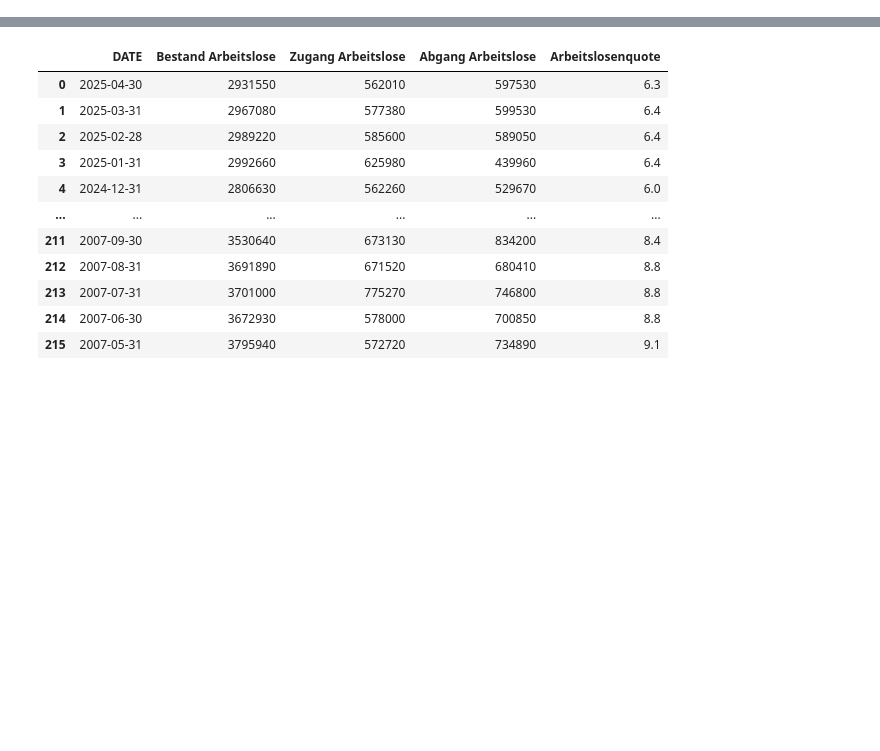
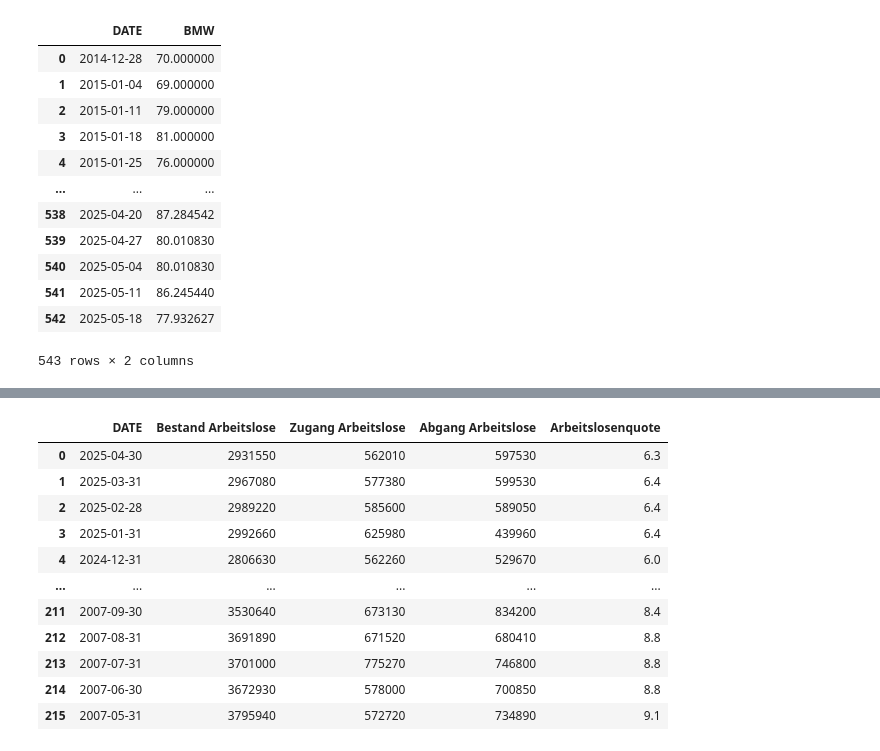
Before and after one commit to Philipp-Manhart/PA-II, a Jupyter notebook: code.ipynb, the cells around one changed output, grey strips where cells are left out. Cells and saved outputs as stored; diff of their text form; code cells hidden in the pictures; blank space fills up the shorter version.

```diff
--- a/code.ipynb
+++ b/code.ipynb
@@ -29,64 +29,75 @@ def merge_and_normalize_trends(dfs, col_name):
         result = pd.concat([result, next_df_norm[non_overlap]], ignore_index=True)
     # Sort by date
     result = result.sort_values("Woche").reset_index(drop=True)
     return result
 
+
 # Keyword: "Auto Finanzierung"
-gt_auto_finanzierung_1 = pd.read_csv('./original_data/gt_auto_finanzierung_1.csv')
-gt_auto_finanzierung_2 = pd.read_csv('./original_data/gt_auto_finanzierung_2.csv')
-gt_auto_finanzierung_3 = pd.read_csv('./original_data/gt_auto_finanzierung_3.csv')
+gt_auto_finanzierung_1 = pd.read_csv("./original_data/gt_auto_finanzierung_1.csv")
+gt_auto_finanzierung_2 = pd.read_csv("./original_data/gt_auto_finanzierung_2.csv")
+gt_auto_finanzierung_3 = pd.read_csv("./original_data/gt_auto_finanzierung_3.csv")
 
 gt_auto_finanzierung = merge_and_normalize_trends(
-  [gt_auto_finanzierung_1, gt_auto_finanzierung_2, gt_auto_finanzierung_3],
-  col_name="Auto Finanzierung"
+    [gt_auto_finanzierung_1, gt_auto_finanzierung_2, gt_auto_finanzierung_3],
+    col_name="Auto Finanzierung",
 )
 gt_auto_finanzierung.rename(columns={"Woche": "DATE"}, inplace=True)
 # Keyword: "BMW Finanzierung"
-gt_bmw_finanzierung_1 = pd.read_csv('./original_data/gt_bmw_finanzierung_1.csv')
-gt_bmw_finanzierung_2 = pd.read_csv('./original_data/gt_bmw_finanzierung_2.csv')
-gt_bmw_finanzierung_3 = pd.read_csv('./original_data/gt_bmw_finanzierung_3.csv')
+gt_bmw_finanzierung_1 = pd.read_csv("./original_data/gt_bmw_finanzierung_1.csv")
+gt_bmw_finanzierung_2 = pd.read_csv("./original_data/gt_bmw_finanzierung_2.csv")
+gt_bmw_finanzierung_3 = pd.read_csv("./original_data/gt_bmw_finanzierung_3.csv")
 
 gt_bmw_finanzierung = merge_and_normalize_trends(
-  [gt_bmw_finanzierung_1, gt_bmw_finanzierung_2, gt_bmw_finanzierung_3],
-  col_name="BMW Finanzierung"
+    [gt_bmw_finanzierung_1, gt_bmw_finanzierung_2, gt_bmw_finanzierung_3],
+    col_name="BMW Finanzierung",
 )
 gt_bmw_finanzierung.rename(columns={"Woche": "DATE"}, inplace=True)
 # Keyword: "Auto Leasing"
-gt_auto_leasing_1 = pd.read_csv('./original_data/gt_auto_leasing_1.csv')
-gt_auto_leasing_2 = pd.read_csv('./original_data/gt_auto_leasing_2.csv')
-gt_auto_leasing_3 = pd.read_csv('./original_data/gt_auto_leasing_3.csv')
+gt_auto_leasing_1 = pd.read_csv("./original_data/gt_auto_leasing_1.csv")
+gt_auto_leasing_2 = pd.read_csv("./original_data/gt_auto_leasing_2.csv")
+gt_auto_leasing_3 = pd.read_csv("./original_data/gt_auto_leasing_3.csv")
 
 gt_auto_leasing = merge_and_normalize_trends(
-  [gt_auto_leasing_1, gt_auto_leasing_2, gt_auto_leasing_3],
-  col_name="Auto Leasing"
+    [gt_auto_leasing_1, gt_auto_leasing_2, gt_auto_leasing_3], col_name="Auto Leasing"
 )
 gt_auto_leasing.rename(columns={"Woche": "DATE"}, inplace=True)
 # Keyword: "BMW Leasing"
-gt_bmw_leasing_1 = pd.read_csv('./original_data/gt_bmw_leasing_1.csv')
-gt_bmw_leasing_2 = pd.read_csv('./original_data/gt_bmw_leasing_2.csv')
-gt_bmw_leasing_3 = pd.read_csv('./original_data/gt_bmw_leasing_3.csv')
+gt_bmw_leasing_1 = pd.read_csv("./original_data/gt_bmw_leasing_1.csv")
+gt_bmw_leasing_2 = pd.read_csv("./original_data/gt_bmw_leasing_2.csv")
+gt_bmw_leasing_3 = pd.read_csv("./original_data/gt_bmw_leasing_3.csv")
 gt_bmw_leasing = merge_and_normalize_trends(
-  [gt_bmw_leasing_1, gt_bmw_leasing_2, gt_bmw_leasing_3],
-  col_name="BMW Leasing"
+    [gt_bmw_leasing_1, gt_bmw_leasing_2, gt_bmw_leasing_3], col_name="BMW Leasing"
 )
 gt_bmw_leasing.rename(columns={"Woche": "DATE"}, inplace=True)
 # Keyword: "Leasing"
-gt_leasing_1 = pd.read_csv('./original_data/gt_leasing_1.csv')
-gt_leasing_2 = pd.read_csv('./original_data/gt_leasing_2.csv')
-gt_leasing_3 = pd.read_csv('./original_data/gt_leasing_3.csv')
+gt_leasing_1 = pd.read_csv("./original_data/gt_leasing_1.csv")
+gt_leasing_2 = pd.read_csv("./original_data/gt_leasing_2.csv")
+gt_leasing_3 = pd.read_csv("./original_data/gt_leasing_3.csv")
 gt_leasing = merge_and_normalize_trends(
-  [gt_leasing_1, gt_leasing_2, gt_leasing_3],
-  col_name="leasing"
+    [gt_leasing_1, gt_leasing_2, gt_leasing_3], col_name="leasing"
 )
 gt_leasing.rename(columns={"Woche": "DATE"}, inplace=True)
 # Keyword: "BMW"
-gt_bmw_1 = pd.read_csv('./original_data/gt_bmw_1.csv')
-gt_bmw_2 = pd.read_csv('./original_data/gt_bmw_2.csv')
-gt_bmw_3 = pd.read_csv('./original_data/gt_bmw_3.csv')
-gt_bmw = merge_and_normalize_trends(
-  [gt_bmw_1, gt_bmw_2, gt_bmw_3],
-  col_name="BMW"
-)
+gt_bmw_1 = pd.read_csv("./original_data/gt_bmw_1.csv")
+gt_bmw_2 = pd.read_csv("./original_data/gt_bmw_2.csv")
+gt_bmw_3 = pd.read_csv("./original_data/gt_bmw_3.csv")
+gt_bmw = merge_and_normalize_trends([gt_bmw_1, gt_bmw_2, gt_bmw_3], col_name="BMW")
 gt_bmw.rename(columns={"Woche": "DATE"}, inplace=True)
+
+gt_bmw
+# %% [output]
+|  | DATE | BMW |
+| 0 | 2014-12-28 | 70.000000 |
+| 1 | 2015-01-04 | 69.000000 |
+| 2 | 2015-01-11 | 79.000000 |
+| 3 | 2015-01-18 | 81.000000 |
+| 4 | 2015-01-25 | 76.000000 |
+| ... | ... | ... |
+| 538 | 2025-04-20 | 87.284542 |
+| 539 | 2025-04-27 | 80.010830 |
+| 540 | 2025-05-04 | 80.010830 |
+| 541 | 2025-05-11 | 86.245440 |
+| 542 | 2025-05-18 | 77.932627 |
+543 rows × 2 columns
 # %%
 # apgi
```
Also changed, not shown: parts of 14 cells of this notebook, 34 other files.
